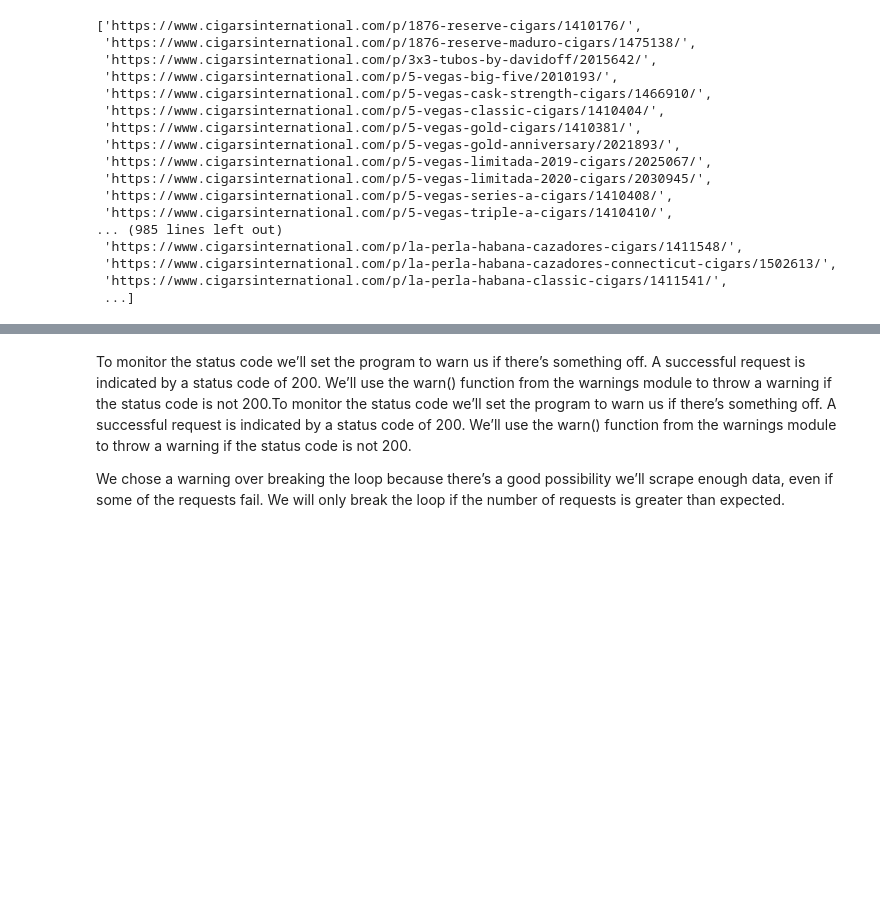
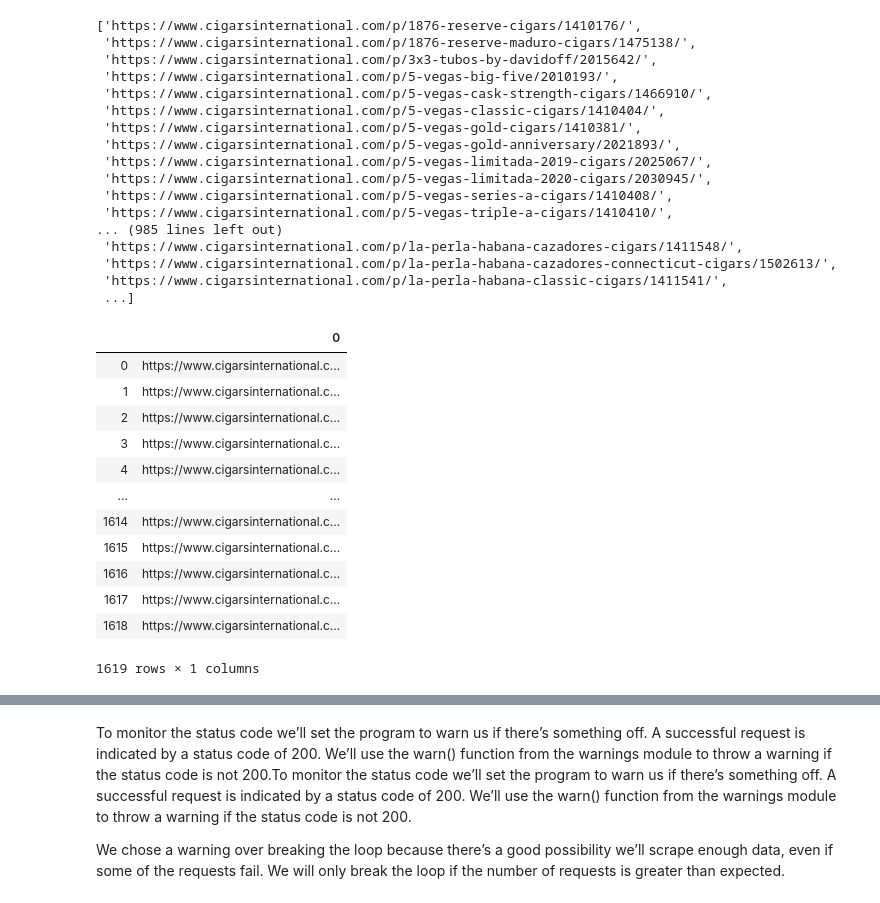
Before and after one commit to SteveRNewman/cigar_recommender, a Jupyter notebook: Capstone.ipynb, the cells around one changed output, grey strips where cells are left out. Cells and saved outputs as stored; diff of their text form; code cells hidden in the pictures; blank space fills up the shorter version.

```diff
--- a/Capstone.ipynb
+++ b/Capstone.ipynb
@@ -12,6 +11,9 @@ import bs4
 from bs4 import BeautifulSoup
 import requests
 import pandas as pd
+pd.set_option('display.max_rows', 500)
+pd.set_option('display.max_columns', 500)
+pd.set_option('display.width', 10000)
 # %%
 # from fake_useragent import UserAgent
 # ua = UserAgent()
@@ -26,7 +28,7 @@ import pandas as pd
 # %%
 url = 'https://www.cigarsinternational.com/shop/big-list-of-cigars-brands/1803000/'
 
-response = requests.get(url=url, timeout=3)
+response = requests.get(url=url)
 print('Status code: ',response.status_code)
 # %% [output]
 Status code:  200
@@ -209,4 +190,21 @@ full_urls
  'https://www.cigarsinternational.com/p/la-perla-habana-cazadores-connecticut-cigars/1502613/',
  'https://www.cigarsinternational.com/p/la-perla-habana-classic-cigars/1411541/',
  ...]
+# %%
+plok = pd.DataFrame(full_urls)
+plok(iloc )
+# %% [output]
+|  | 0 |
+| 0 | https://www.cigarsinternational.c... |
+| 1 | https://www.cigarsinternational.c... |
+| 2 | https://www.cigarsinternational.c... |
+| 3 | https://www.cigarsinternational.c... |
+| 4 | https://www.cigarsinternational.c... |
+| ... | ... |
+| 1614 | https://www.cigarsinternational.c... |
+| 1615 | https://www.cigarsinternational.c... |
+| 1616 | https://www.cigarsinternational.c... |
+| 1617 | https://www.cigarsinternational.c... |
+| 1618 | https://www.cigarsinternational.c... |
+1619 rows × 1 columns
 # %%
```
Also changed, not shown: parts of 109 cells of this notebook.
